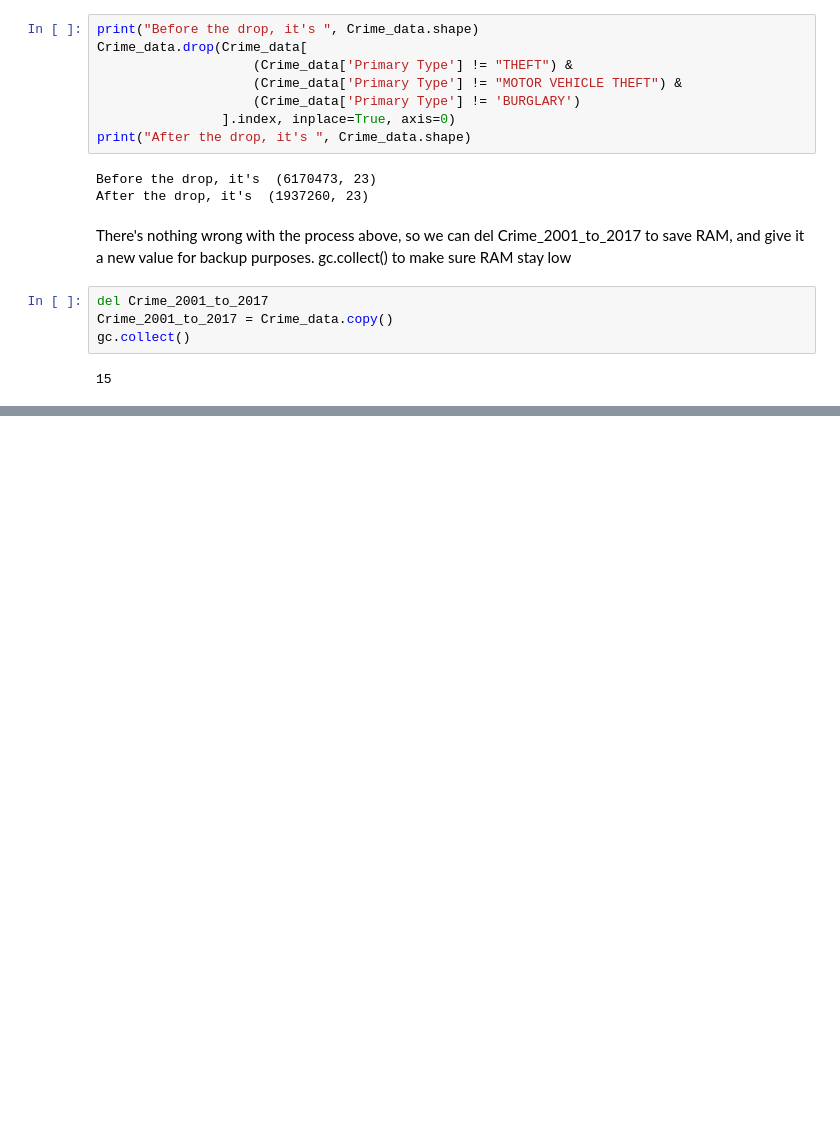
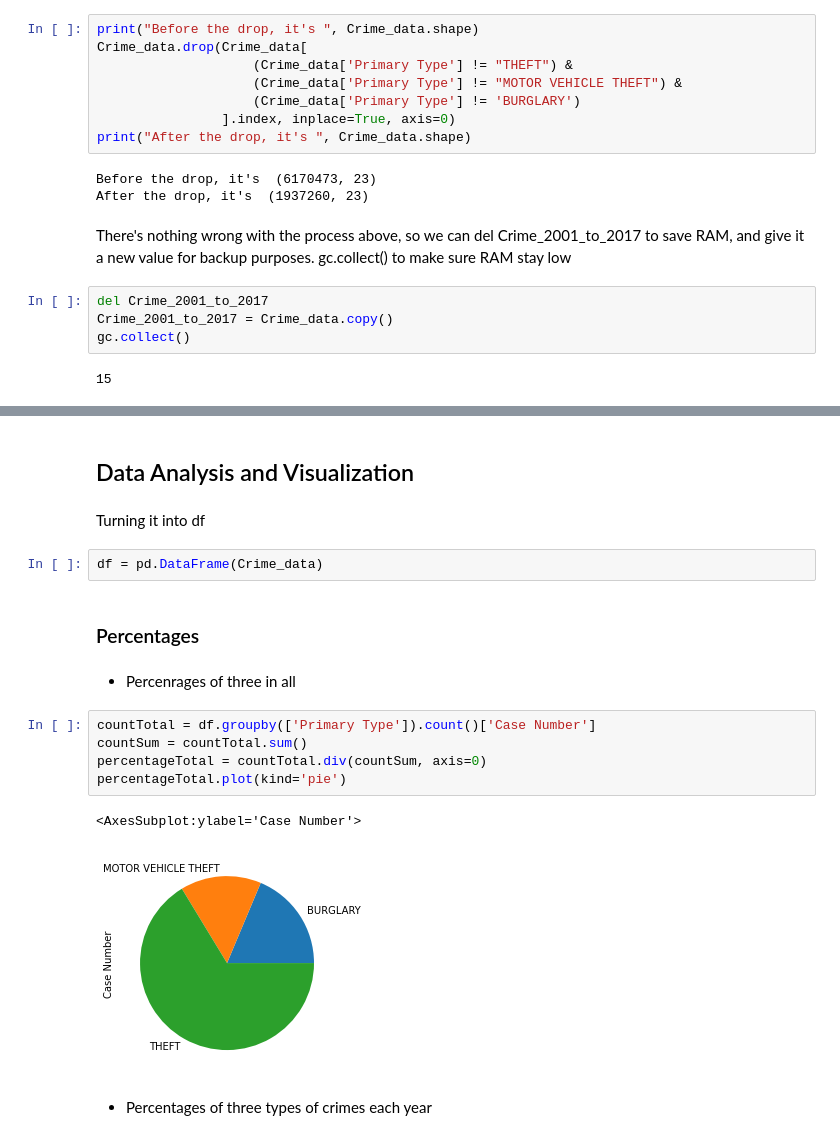
Before and after one commit to AngeloHYang/Crimes-in-Chicago, a Jupyter notebook: Code/Chicago Crime Theft Data Analysis.ipynb, the cells around one changed output, grey strips where cells are left out. Drawn from its saved outputs; the diff is of its cells as text; blank space fills up the shorter version.

Commit message:
Update Chicago Crime Theft Data Analysis.ipynb
- Working on Data Analysis and Visualization
  - Added Percenrages of three in total

```diff
--- a/Code/Chicago Crime Theft Data Analysis.ipynb
+++ b/Code/Chicago Crime Theft Data Analysis.ipynb
@@ -199,0 +182,20 @@ percentagePerYear.plot(kind='bar', stacked=True)
+# %% [markdown]
+## Data Analysis and Visualization
+# %% [markdown]
+Turning it into df
+# %%
+df = pd.DataFrame(Crime_data)
+# %% [markdown]
+### Percentages
+# %% [markdown]
+- Percenrages of three in all
+# %%
+countTotal = df.groupby(['Primary Type']).count()['Case Number']
+countSum = countTotal.sum()
+percentageTotal = countTotal.div(countSum, axis=0)
+percentageTotal.plot(kind='pie')
+# %% [output]
+<AxesSubplot:ylabel='Case Number'>
+[figure, added]
+# %% [markdown]
+- Percentages of three types of crimes each year
```
Also changed, not shown: parts of 7 cells of this notebook.
